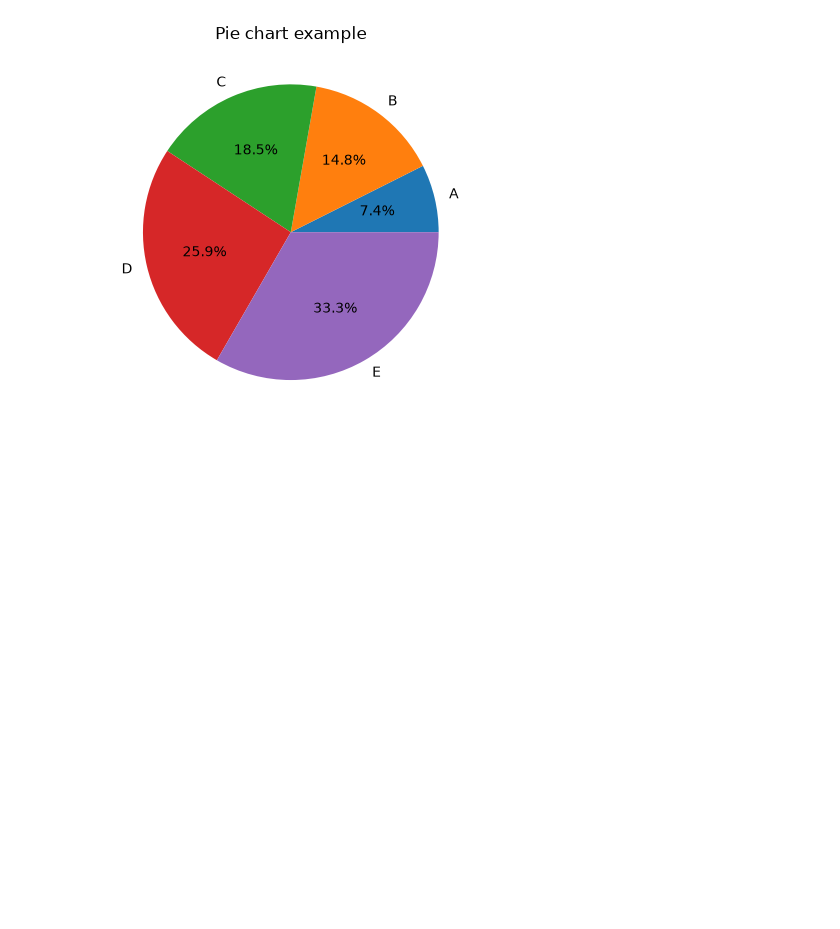
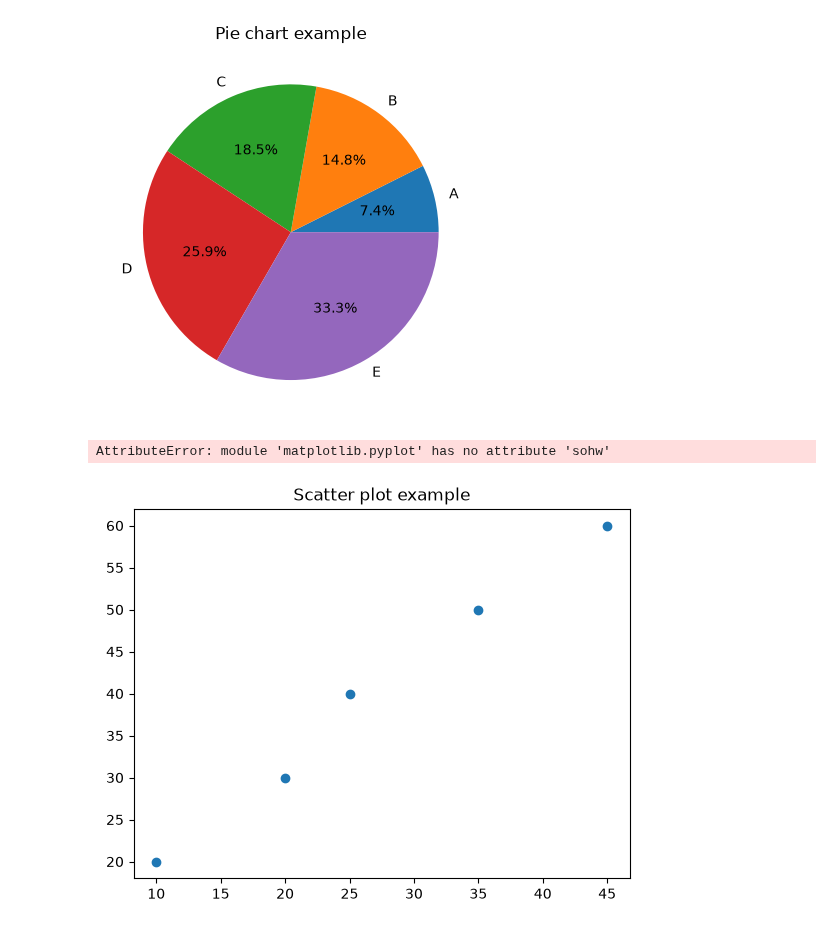
Before and after one commit to kaflebiplob/ML_BASICS, a Jupyter notebook: matplotlib_basics/matplotlib_basics.ipynb, the cells around one changed output. Cells and saved outputs as stored; diff of their text form; code cells hidden in the pictures; blank space fills up the shorter version.

Commit message:
feat: (matplotlib) basic scatterplot  function example

```diff
--- a/matplotlib_basics/matplotlib_basics.ipynb
+++ b/matplotlib_basics/matplotlib_basics.ipynb
@@ -66,0 +70,7 @@ plt.show()
+# %%
+plt.scatter(y1,y2)
+plt.title('Scatter plot example')
+plt.show()
+# %% [output]
+AttributeError: module 'matplotlib.pyplot' has no attribute 'sohw'
+[figure, added]
```
Also changed, not shown: parts of 1 cell of this notebook.
